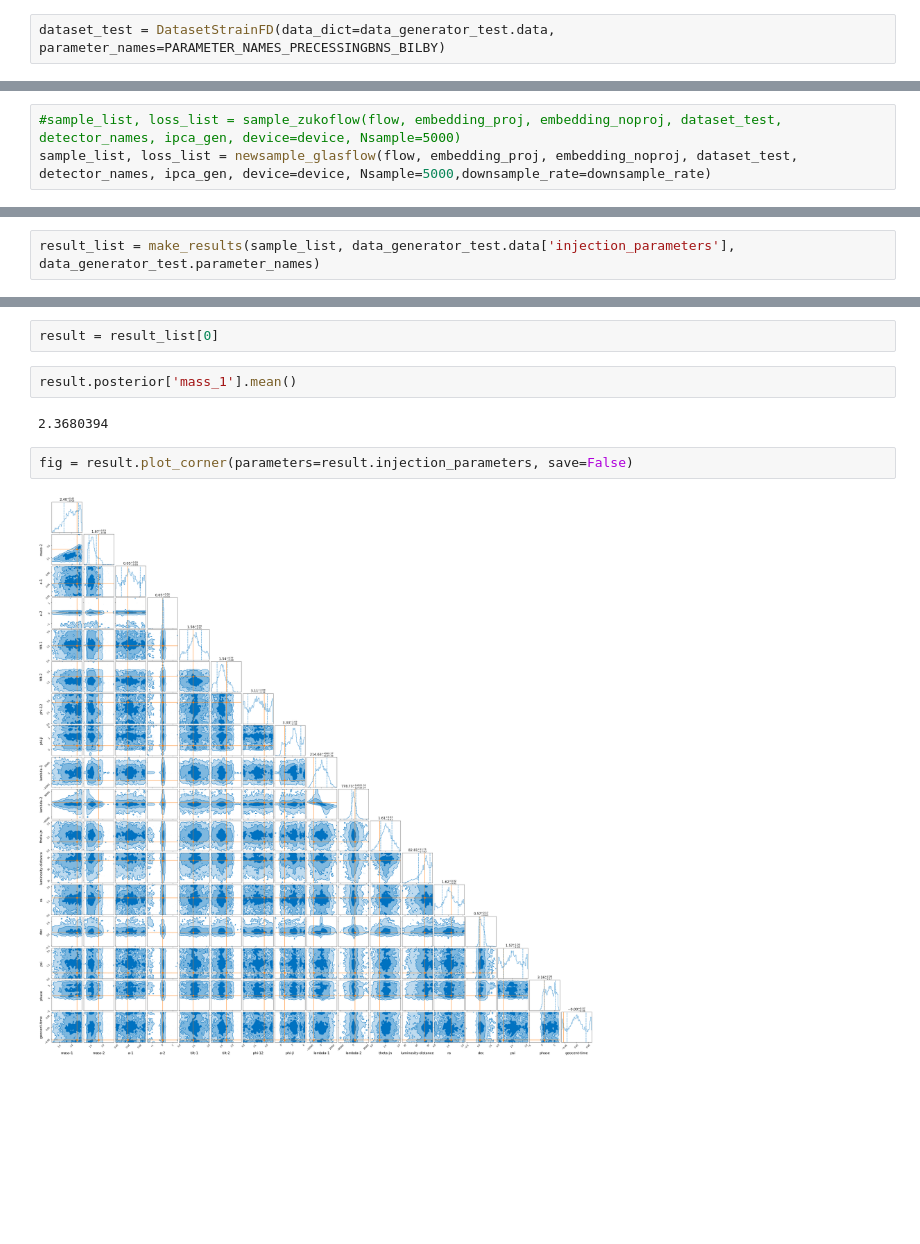
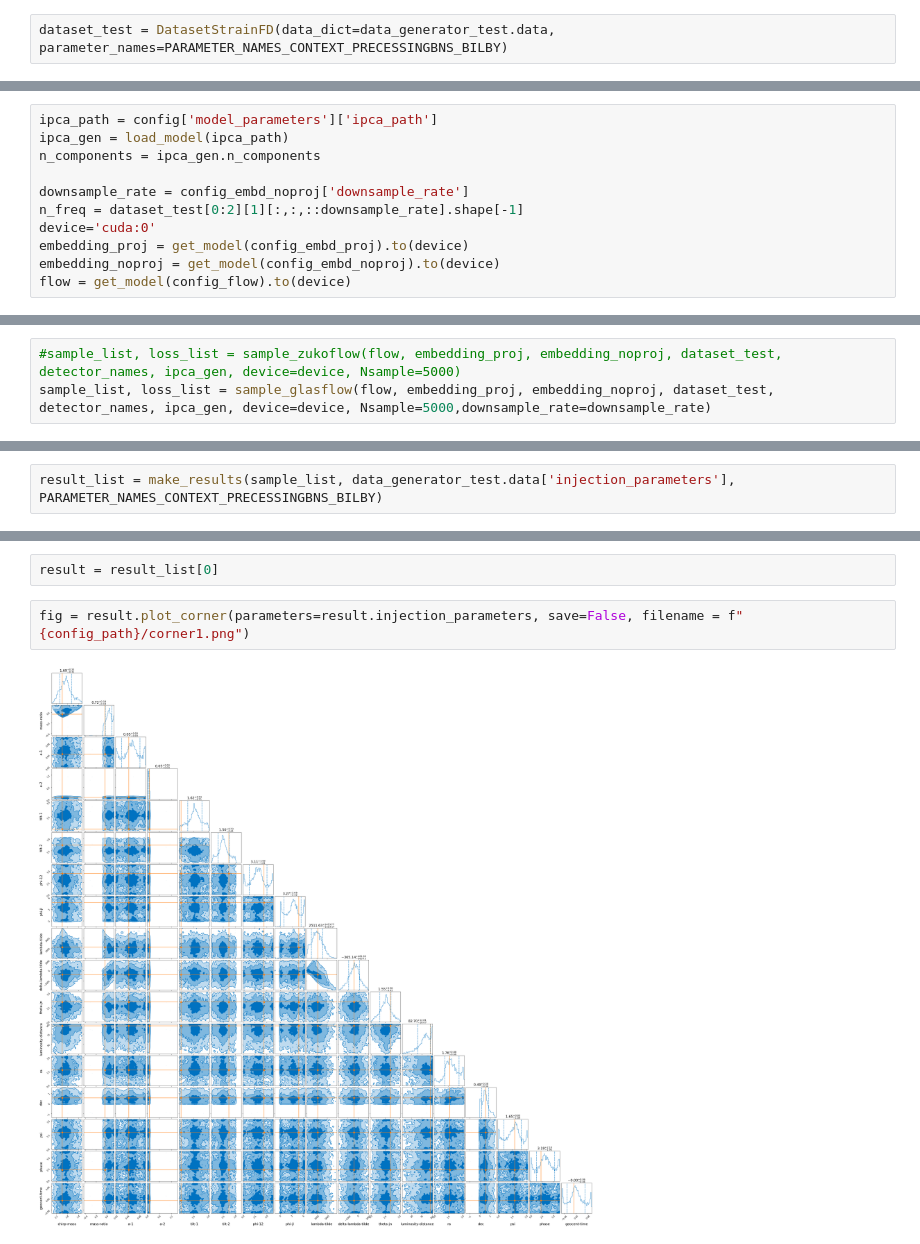
Before and after one commit to MarinerQ/river, a Jupyter notebook: scripts/sampling.ipynb, the cells around one changed output, grey strips where cells are left out. Drawn from its saved outputs; the diff is of its cells as text; blank space fills up the shorter version.

```diff
--- a/scripts/sampling.ipynb
+++ b/scripts/sampling.ipynb
@@ -113,5 +210,5 @@ Injecting 2-th signal, 66.67% done
 # %%
-dataset_test = DatasetStrainFD(data_dict=data_generator_test.data, parameter_names=PARAMETER_NAMES_PRECESSINGBNS_BILBY)
+dataset_test = DatasetStrainFD(data_dict=data_generator_test.data, parameter_names=PARAMETER_NAMES_CONTEXT_PRECESSINGBNS_BILBY)
 # %%
 #batch_size = 1
 #test_loader = DataLoader(dataset_test, batch_size=batch_size, shuffle=False)
@@ -141,0 +227,11 @@ Model loaded from ipca_models/IPCA_BNSFD_10000to500_ExpUnwrap_fixtc.pickle
+# %%
+ipca_path = config['model_parameters']['ipca_path']
+ipca_gen = load_model(ipca_path)
+n_components = ipca_gen.n_components
+
+downsample_rate = config_embd_noproj['downsample_rate']
+n_freq = dataset_test[0:2][1][:,:,::downsample_rate].shape[-1]
+device='cuda:0'
+embedding_proj = get_model(config_embd_proj).to(device)
+embedding_noproj = get_model(config_embd_noproj).to(device)
+flow = get_model(config_flow).to(device)
@@ -180,3 +254,3 @@ def newsample_glasflow(flow, embedding_proj, embedding_noproj, dataset, detector
 # %%
 #sample_list, loss_list = sample_zukoflow(flow, embedding_proj, embedding_noproj, dataset_test, detector_names, ipca_gen, device=device, Nsample=5000)
-sample_list, loss_list = newsample_glasflow(flow, embedding_proj, embedding_noproj, dataset_test, detector_names, ipca_gen, device=device, Nsample=5000,downsample_rate=downsample_rate)
+sample_list, loss_list = sample_glasflow(flow, embedding_proj, embedding_noproj, dataset_test, detector_names, ipca_gen, device=device, Nsample=5000,downsample_rate=downsample_rate)
@@ -211,2 +265,2 @@ data_generator_test.data['injection_parameters']
 # %%
-result_list = make_results(sample_list, data_generator_test.data['injection_parameters'], data_generator_test.parameter_names)
+result_list = make_results(sample_list, data_generator_test.data['injection_parameters'], PARAMETER_NAMES_CONTEXT_PRECESSINGBNS_BILBY)
@@ -213,10 +272,6 @@ result_list = make_results(sample_list, data_generator_test.data['injection_para
 # %%
 result = result_list[0]
-# %%
-result.posterior['mass_1'].mean()
-# %% [output]
-2.3680394
 # %%
-fig = result.plot_corner(parameters=result.injection_parameters, save=False)
+fig = result.plot_corner(parameters=result.injection_parameters, save=False, filename = f"{config_path}/corner1.png")
 # %% [output]
-[figure, old version]
+[figure, new version]
```
Also changed, not shown: parts of 20 cells of this notebook, 7 other files.
